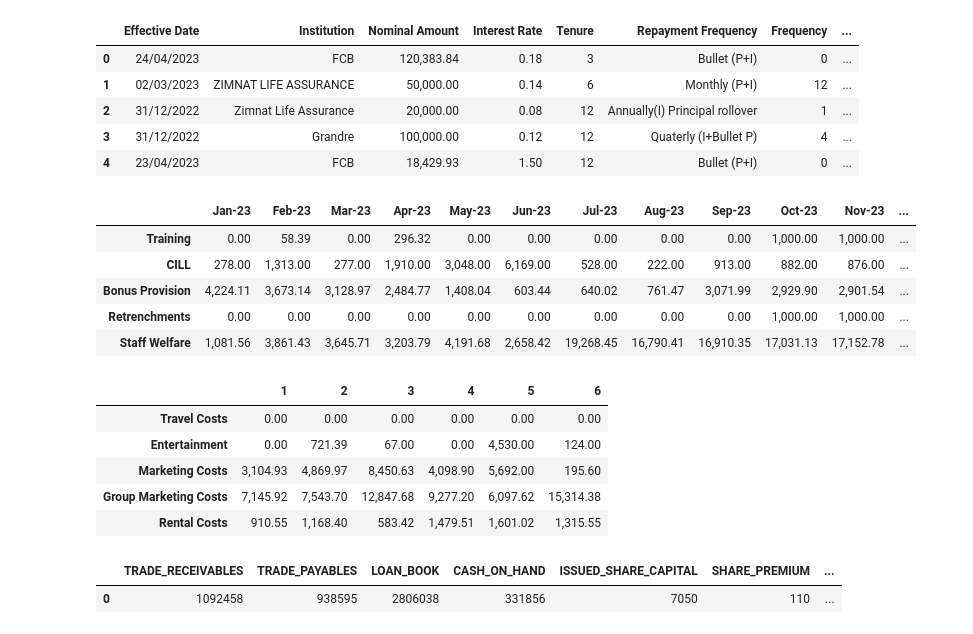
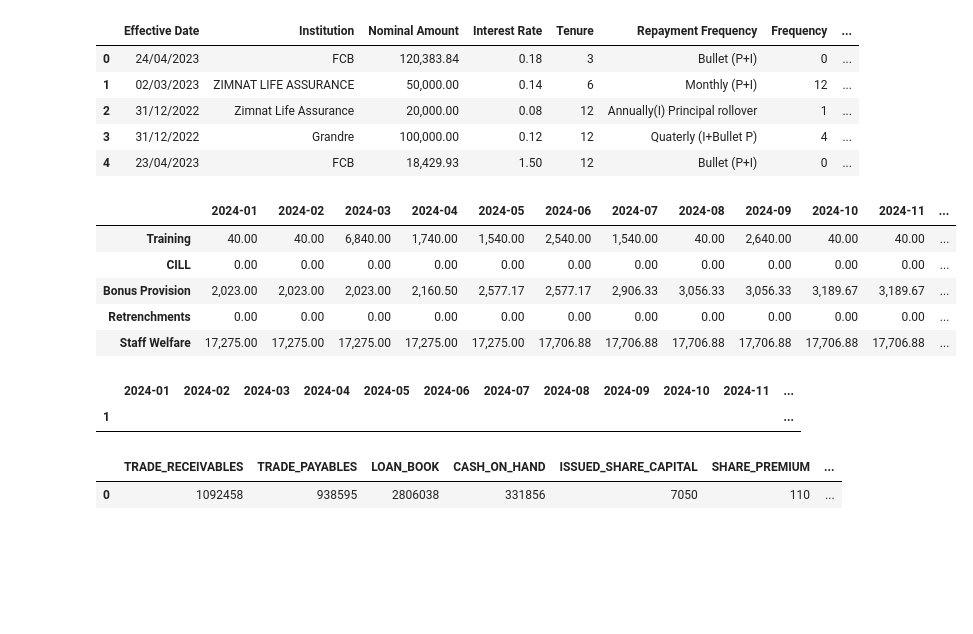
Before and after one commit to judahtc/manage-tenants-template, a Jupyter notebook: notebook_model.ipynb, the cells around one changed output. Saved outputs shown, nothing was run; the diff lists cells and outputs as text; code cells hidden in the pictures; blank space fills up the shorter version.

```diff
--- a/notebook_model.ipynb
+++ b/notebook_model.ipynb
@@ -23,6 +23,6 @@ pd.options.display.float_format = "{:,.2f}".format
 # %% [markdown]
 ## **Inputs**
 # %%
-start_date = "2023-01"
-months_to_forecast = 12
+start_date = "2024-01"
+months_to_forecast = 60
 imtt = 0.01
@@ -80,24 +107,32 @@ details_of_short_term_borrowing.head()
 | 4 | 23/04/2023 | FCB | 18,429.93 | 1.50 | 12 | Bullet (P+I) | 0 | ... |
 # %%
 expenses_certain = pd.read_csv("./data_templates/expenses_certain.csv", index_col=0)
+
+expenses_certain = helper.match_months_to_forecast_with_df(
+    df=expenses_certain,
+    months_to_forecast=months_to_forecast,
+    start_date=start_date,
+)
+
 expenses_certain.head()
 # %% [output]
-|  | Jan-23 | Feb-23 | Mar-23 | Apr-23 | May-23 | Jun-23 | Jul-23 | Aug-23 | Sep-23 | Oct-23 | Nov-23 | ... |
-| Training | 0.00 | 58.39 | 0.00 | 296.32 | 0.00 | 0.00 | 0.00 | 0.00 | 0.00 | 1,000.00 | 1,000.00 | ... |
-| CILL | 278.00 | 1,313.00 | 277.00 | 1,910.00 | 3,048.00 | 6,169.00 | 528.00 | 222.00 | 913.00 | 882.00 | 876.00 | ... |
-| Bonus Provision | 4,224.11 | 3,673.14 | 3,128.97 | 2,484.77 | 1,408.04 | 603.44 | 640.02 | 761.47 | 3,071.99 | 2,929.90 | 2,901.54 | ... |
-| Retrenchments | 0.00 | 0.00 | 0.00 | 0.00 | 0.00 | 0.00 | 0.00 | 0.00 | 0.00 | 1,000.00 | 1,000.00 | ... |
-| Staff Welfare | 1,081.56 | 3,861.43 | 3,645.71 | 3,203.79 | 4,191.68 | 2,658.42 | 19,268.45 | 16,790.41 | 16,910.35 | 17,031.13 | 17,152.78 | ... |
+|  | 2024-01 | 2024-02 | 2024-03 | 2024-04 | 2024-05 | 2024-06 | 2024-07 | 2024-08 | 2024-09 | 2024-10 | 2024-11 | ... |
+| Training | 40.00 | 40.00 | 6,840.00 | 1,740.00 | 1,540.00 | 2,540.00 | 1,540.00 | 40.00 | 2,640.00 | 40.00 | 40.00 | ... |
+| CILL | 0.00 | 0.00 | 0.00 | 0.00 | 0.00 | 0.00 | 0.00 | 0.00 | 0.00 | 0.00 | 0.00 | ... |
+| Bonus Provision | 2,023.00 | 2,023.00 | 2,023.00 | 2,160.50 | 2,577.17 | 2,577.17 | 2,906.33 | 3,056.33 | 3,056.33 | 3,189.67 | 3,189.67 | ... |
+| Retrenchments | 0.00 | 0.00 | 0.00 | 0.00 | 0.00 | 0.00 | 0.00 | 0.00 | 0.00 | 0.00 | 0.00 | ... |
+| Staff Welfare | 17,275.00 | 17,275.00 | 17,275.00 | 17,275.00 | 17,275.00 | 17,706.88 | 17,706.88 | 17,706.88 | 17,706.88 | 17,706.88 | 17,706.88 | ... |
 # %%
 expenses_uncertain = pd.read_csv("./data_templates/expenses_uncertain.csv", index_col=0)
+expenses_uncertain = helper.match_months_to_forecast_with_df(
+    df=expenses_uncertain,
+    months_to_forecast=months_to_forecast,
+    start_date=start_date,
+)
 expenses_uncertain.head()
 # %% [output]
-|  | 1 | 2 | 3 | 4 | 5 | 6 |
-| Travel Costs | 0.00 | 0.00 | 0.00 | 0.00 | 0.00 | 0.00 |
-| Entertainment | 0.00 | 721.39 | 67.00 | 0.00 | 4,530.00 | 124.00 |
-| Marketing Costs | 3,104.93 | 4,869.97 | 8,450.63 | 4,098.90 | 5,692.00 | 195.60 |
-| Group Marketing Costs | 7,145.92 | 7,543.70 | 12,847.68 | 9,277.20 | 6,097.62 | 15,314.38 |
-| Rental Costs | 910.55 | 1,168.40 | 583.42 | 1,479.51 | 1,601.02 | 1,315.55 |
+|  | 2024-01 | 2024-02 | 2024-03 | 2024-04 | 2024-05 | 2024-06 | 2024-07 | 2024-08 | 2024-09 | 2024-10 | 2024-11 | ... |
+| 1 |  |  |  |  |  |  |  |  |  |  |  | ... |
 # %%
 opening_balances = pd.read_csv("./data_templates/opening_balances.csv")
 opening_balances
```
Also changed, not shown: parts of 78 cells of this notebook, 10 other files.
